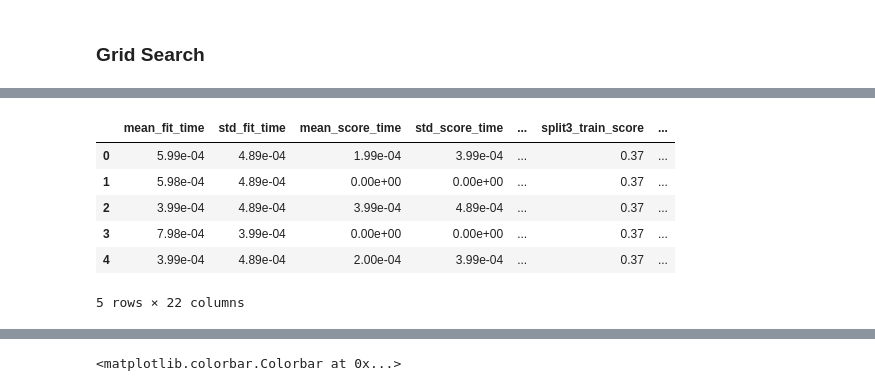
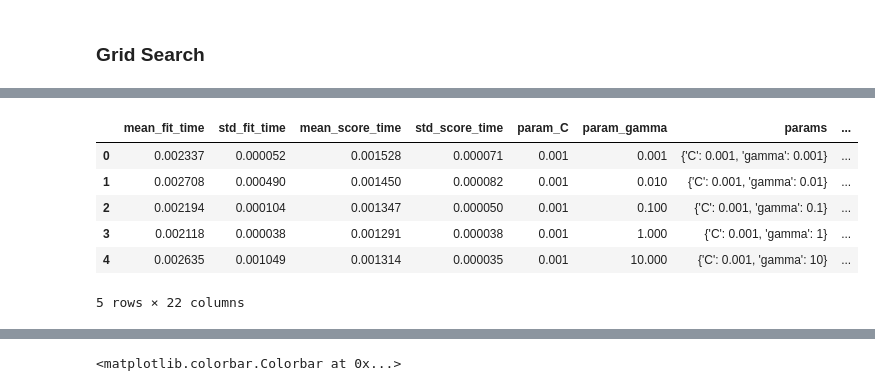
Before and after one commit to MinyaevAndrey/-, a Jupyter notebook: 05-model-evaluation-and-improvement.ipynb, the cells around one changed output, grey strips where cells are left out. Cells and saved outputs as stored; diff of their text form; code cells hidden in the pictures.

```diff
--- a/05-model-evaluation-and-improvement.ipynb
+++ b/05-model-evaluation-and-improvement.ipynb
@@ -410,0 +290,26 @@ SVC(C=10, gamma=0.1)
+# %%
+from sklearn.model_selection import GridSearchCV
+from sklearn.svm import SVC
+
+param_grid = {
+    'C':     [0.001, 0.01, 0.1, 1, 10, 100],
+    'gamma': [0.001, 0.01, 0.1, 1, 10, 100]
+}
+# param_grid_linear = {
+#     'C':      np.linspace(1, 2, 6),
+#     'gamma':  np.logspace(-3, 2, 6)
+# }
+grid_search = GridSearchCV(SVC(),
+                           param_grid,
+                           cv=5,
+                           return_train_score=True
+)
+
+X_train, X_test, y_train, y_test = train_test_split(
+    iris.data, iris.target, random_state=0)
+grid_search.fit(X_train, y_train)
+
+print(grid_search.score(X_test, y_test)) # используется модель построенная на всем обучающем наборе
+print(grid_search.best_params_)
+print(grid_search.best_score_)           # используется модель построенная на обучающем наборе кросс-валидации
+print(grid_search.best_estimator_)
@@ -411,14 +342,12 @@ SVC(C=10, gamma=0.1)
 # %%
 import pandas as pd
-# convert to Dataframe
 results = pd.DataFrame(grid_search.cv_results_)
-# show the first 5 rows
-display(results.head())
+results.head()
 # %% [output]
-|  | mean_fit_time | std_fit_time | mean_score_time | std_score_time | ... | split3_train_score | ... |
-| 0 | 5.99e-04 | 4.89e-04 | 1.99e-04 | 3.99e-04 | ... | 0.37 | ... |
-| 1 | 5.98e-04 | 4.89e-04 | 0.00e+00 | 0.00e+00 | ... | 0.37 | ... |
-| 2 | 3.99e-04 | 4.89e-04 | 3.99e-04 | 4.89e-04 | ... | 0.37 | ... |
-| 3 | 7.98e-04 | 3.99e-04 | 0.00e+00 | 0.00e+00 | ... | 0.37 | ... |
-| 4 | 3.99e-04 | 4.89e-04 | 2.00e-04 | 3.99e-04 | ... | 0.37 | ... |
+|  | mean_fit_time | std_fit_time | mean_score_time | std_score_time | param_C | param_gamma | params | ... |
+| 0 | 0.002337 | 0.000052 | 0.001528 | 0.000071 | 0.001 | 0.001 | {'C': 0.001, 'gamma': 0.001} | ... |
+| 1 | 0.002708 | 0.000490 | 0.001450 | 0.000082 | 0.001 | 0.010 | {'C': 0.001, 'gamma': 0.01} | ... |
+| 2 | 0.002194 | 0.000104 | 0.001347 | 0.000050 | 0.001 | 0.100 | {'C': 0.001, 'gamma': 0.1} | ... |
+| 3 | 0.002118 | 0.000038 | 0.001291 | 0.000038 | 0.001 | 1.000 | {'C': 0.001, 'gamma': 1} | ... |
+| 4 | 0.002635 | 0.001049 | 0.001314 | 0.000035 | 0.001 | 10.000 | {'C': 0.001, 'gamma': 10} | ... |
 5 rows × 22 columns
```
Also changed, not shown: parts of 32 cells of this notebook.
